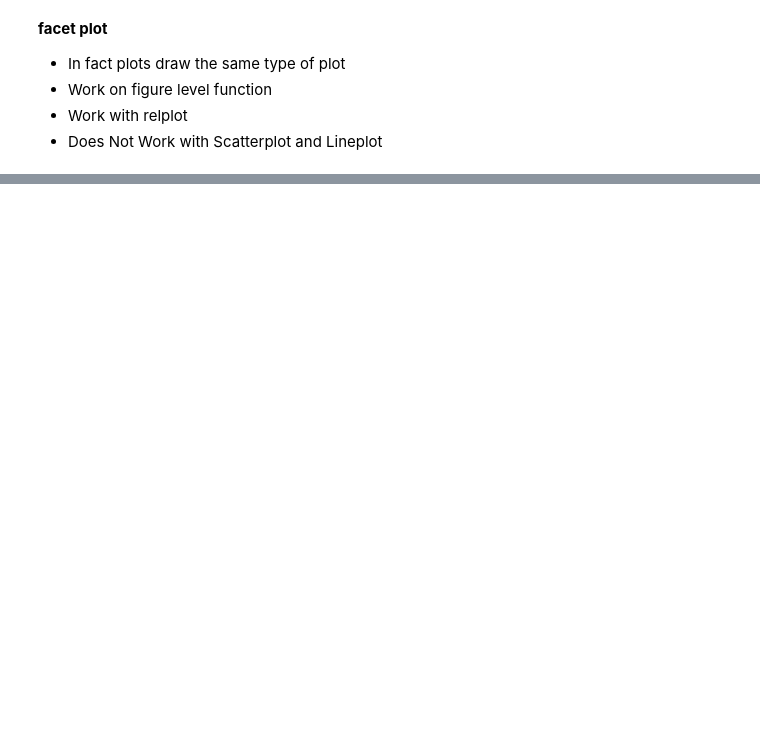
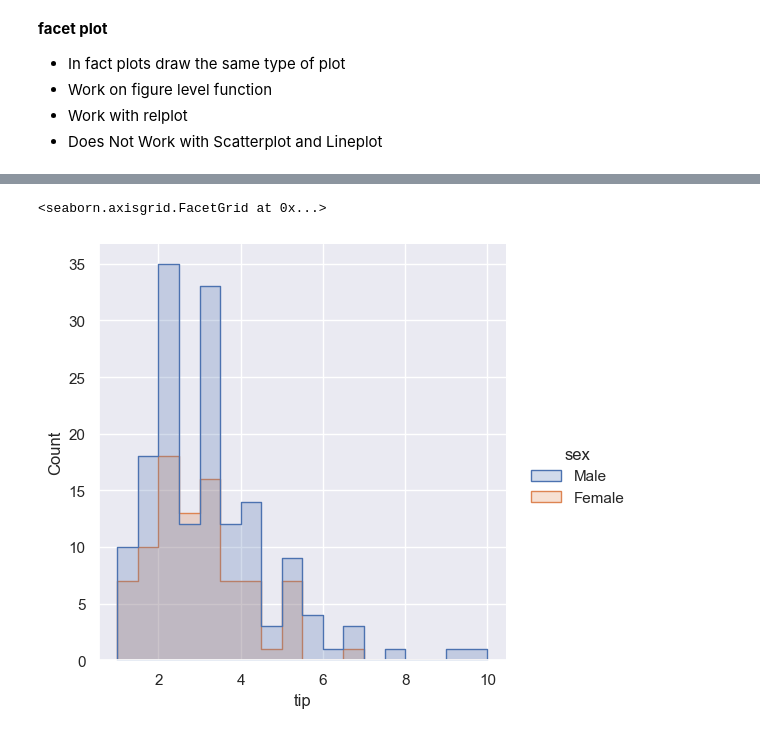
Before and after one commit to akashpagi/SEABORN-DATA-VISUALIZATION-LIBRARY-FOR-DATA-SCIENCE, a Jupyter notebook: SESSION 25 - PLOTTING USING SEABORN.ipynb, the cells around one changed output, grey strips where cells are left out. Saved outputs shown, nothing was run; the diff lists cells and outputs as text; code cells hidden in the pictures; blank space fills up the shorter version.

```diff
--- a/SESSION 25 - PLOTTING USING SEABORN.ipynb
+++ b/SESSION 25 - PLOTTING USING SEABORN.ipynb
@@ -175,0 +223,6 @@ sns.relplot(gap, x='lifeExp', y='gdpPercap', kind='scatter', col='year', col_wra
+# %%
+# hue and element parameters
+sns.displot(tips, x='tip', kind='hist', hue='sex', element='step')
+# %% [output]
+<seaborn.axisgrid.FacetGrid at 0x...>
+[figure, added]
```
Also changed, not shown: parts of 26 cells of this notebook.
